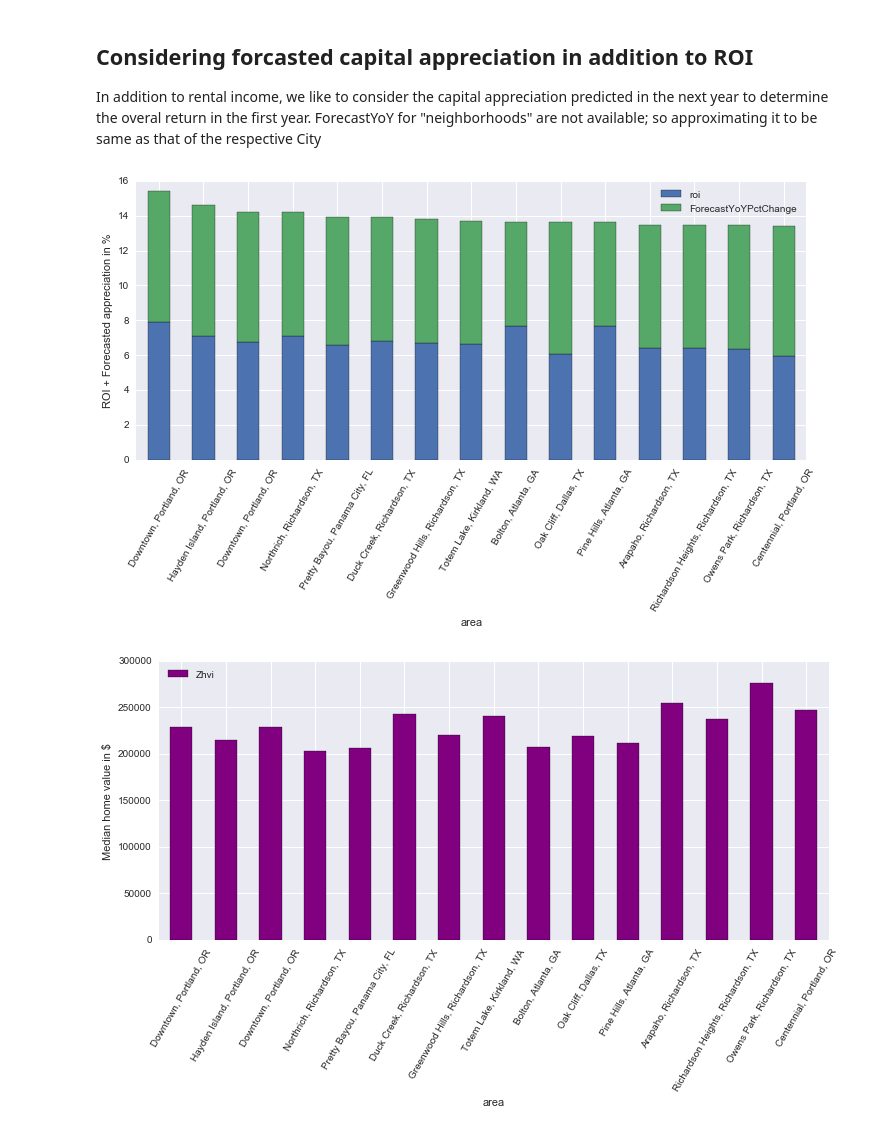
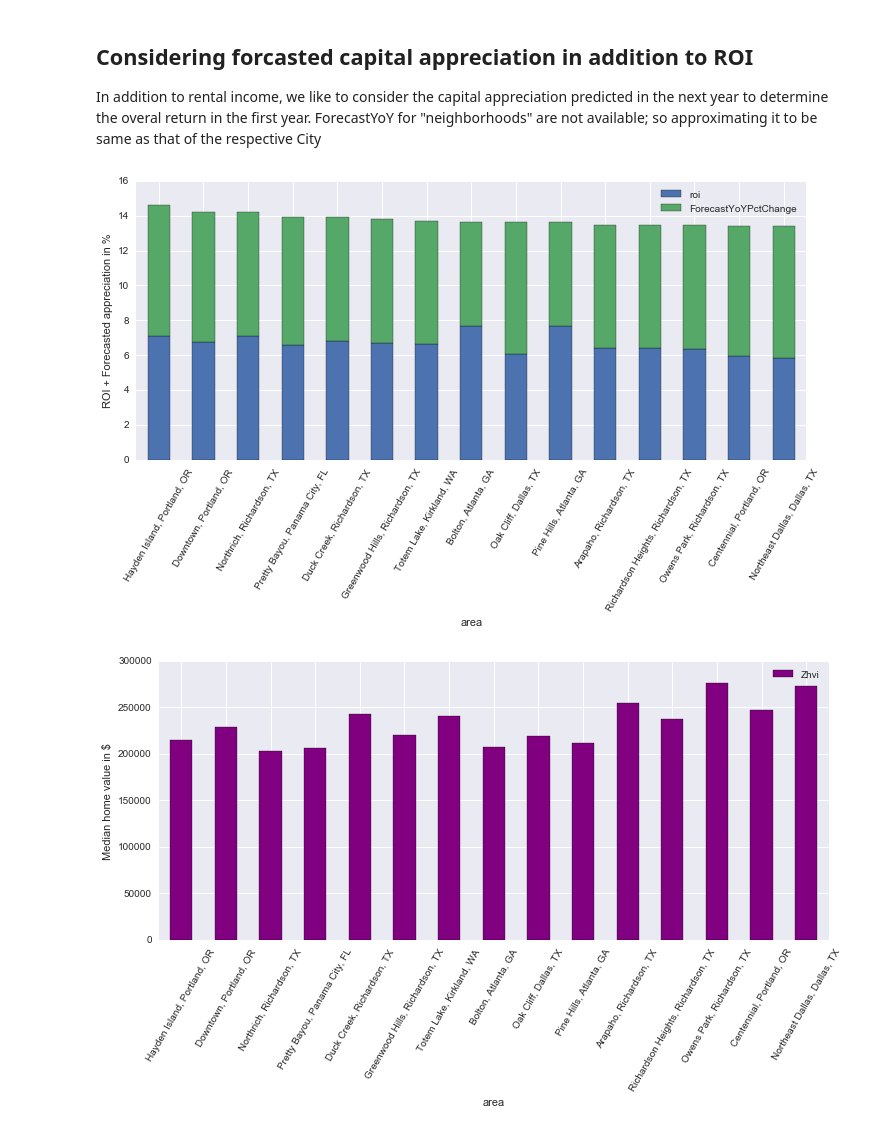
Before and after one commit to prasanna-kannan/re_investment, a Jupyter notebook: re_investment.ipynb, the cells around one changed output. Drawn from its saved outputs; the diff is of its cells as text; code cells hidden in the pictures.

Commit message:
Fixed a bug in home_value, rent join

```diff
--- a/re_investment.ipynb
+++ b/re_investment.ipynb
@@ -18,13 +18,13 @@ home_values = pd.read_csv('./data/Neighborhood_Zhvi_Summary_AllHomes.csv')
 
 # Getting ZRI
 rents = pd.read_csv('./data/Neighborhood_Zri_AllHomesPlusMultifamily_Summary.csv')
-rents = rents[['RegionName','City','Zri','MoM','QoQ','YoY']]
+rents = rents[['RegionName','City','State','Zri','MoM','QoQ','YoY']]
 old_names = ['MoM','QoQ','YoY']
 new_names = ['rent_MoM','rent_QoQ','rent_YoY']
 rents.rename(columns=dict(zip(old_names, new_names)), inplace=True)
 
 # Joining the data
-home_values_rents_raw = pd.merge(home_values, rents, how='inner', on=['RegionName','City'])
+home_values_rents_raw = pd.merge(home_values, rents, how='inner', on=['RegionName','City','State'])
 # %%
 # Checking for rent/value ratio
 home_values_rents_raw['rent_by_value'] = home_values_rents_raw['Zri']/home_values_rents_raw['Zhvi']
@@ -85,26 +85,26 @@ In addition to rental income, we like to consider the capital appreciation predi
 # %%
 cap_appr = pd.read_csv('./data/AllRegionsForePublic.csv')
 cap_appr = cap_appr[cap_appr['Region']=='City']
 cap_appr.rename(columns={'CityName':'City'}, inplace=True)
 
 cap_appr = cap_appr[['City','State','ForecastYoYPctChange']]
 
 overall_data = pd.merge(home_values_rents, cap_appr, how='inner', on=['City','State'])
 overall_data['roi_plus_appr'] = overall_data['roi']+overall_data['ForecastYoYPctChange']
 overall_data.sort_values(['roi_plus_appr'], ascending=False, inplace=True)
 
+overall_data['area'] = overall_data['RegionName']+', '+overall_data['City']+', '+overall_data['State']
 top_picks = overall_data.head(15).copy()
-top_picks['area'] = top_picks['RegionName']+', '+top_picks['City']+', '+top_picks['State']
 
 fig, axs = plt.subplots(1,1,figsize=(12,5))
 top_picks.plot(ax=axs, x='area', y=['roi','ForecastYoYPctChange'], stacked=True, kind='bar')
 axs.set_ylabel('ROI + Forecasted appreciation in %')
 a = axs.set_xticklabels(axs.xaxis.get_majorticklabels(), rotation=60)
 
 fig, axs = plt.subplots(1,1,figsize=(12,5))
 top_picks.plot(ax=axs, x='area', y=['Zhvi'], kind='bar', color='purple')
 axs.set_ylabel('Median home value in $')
 a = axs.set_xticklabels(axs.xaxis.get_majorticklabels(), rotation=60)
 # %% [output]
-[figure, old version]
+[figure, new version]
-[figure, old version]
+[figure, new version]
```
Also changed, not shown: parts of 2 cells of this notebook.
